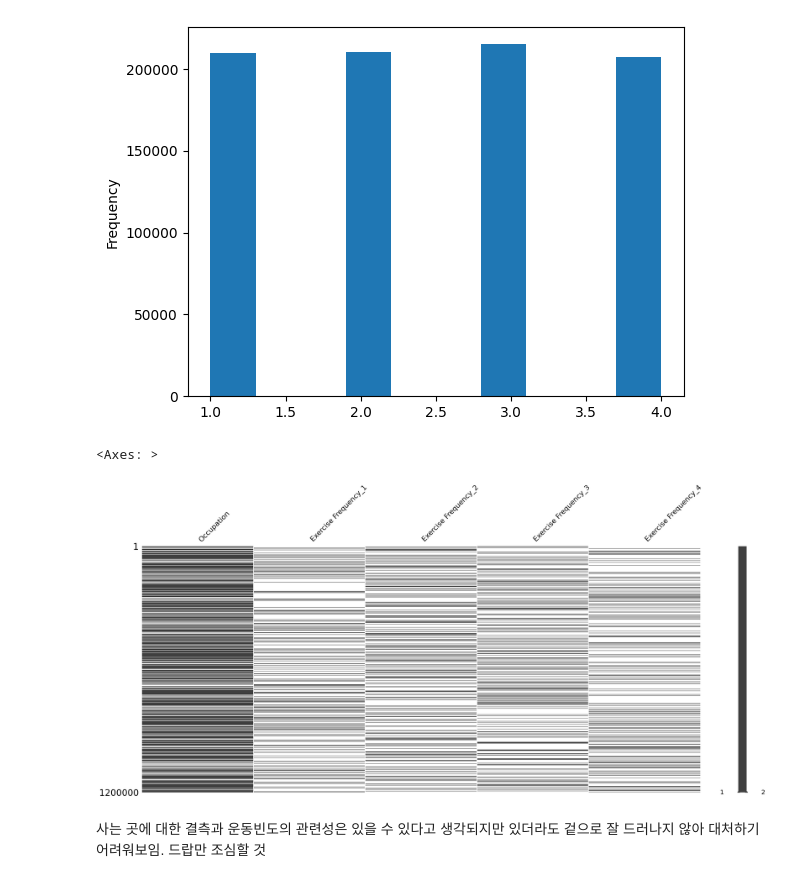
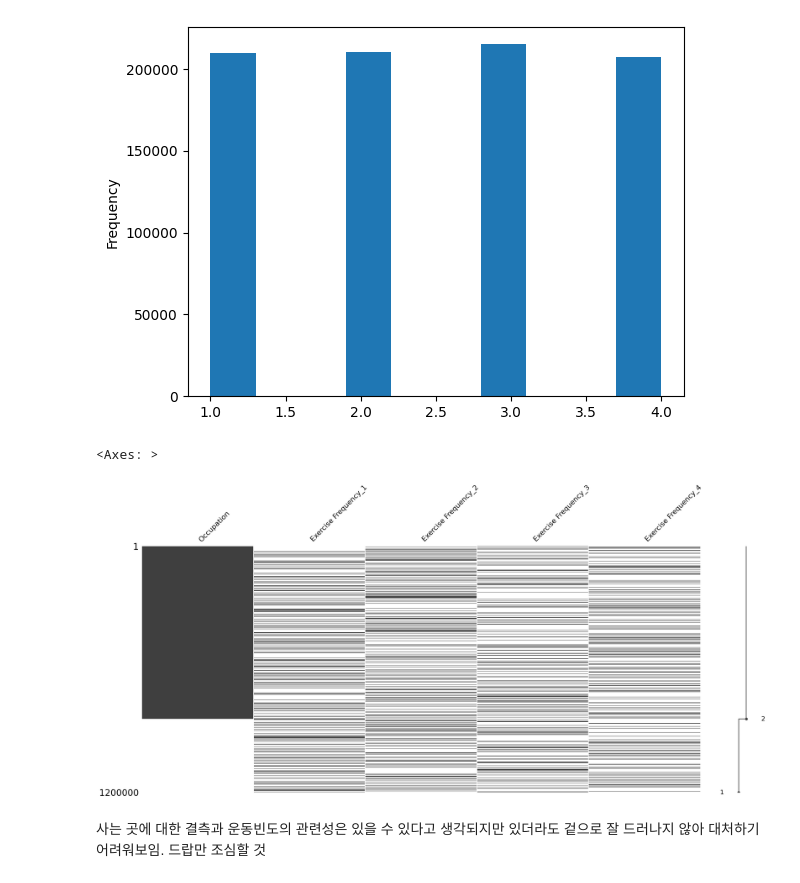
Before and after one commit to snaiws/kaggle, a Jupyter notebook: src/projects/Regression_with_an_Insurance_Dataset/EDA2.ipynb, the cells around one changed output. Cells and saved outputs as stored; diff of their text form; code cells hidden in the pictures.

```diff
--- a/src/projects/Regression_with_an_Insurance_Dataset/EDA2.ipynb
+++ b/src/projects/Regression_with_an_Insurance_Dataset/EDA2.ipynb
@@ -1019,10 +1011,10 @@ catmv[catmv["Occupation_mv"] == 0]["Exercise Frequency"].plot(kind="hist")
 <Axes: ylabel='Frequency'>
 [figure]
 # %%
-msno.matrix(pd.get_dummies(train_p1[["Occupation", "Exercise Frequency"]], columns = ["Exercise Frequency"]).replace(False, np.nan))
+msno.matrix(pd.get_dummies(train_p1[["Occupation", "Exercise Frequency"]], columns = ["Exercise Frequency"]).replace(False, np.nan).sort_values(by="Occupation"))
 # %% [output]
 <Axes: >
-[figure, old version]
+[figure, new version]
 # %% [markdown]
 사는 곳에 대한 결측과 운동빈도의 관련성은 있을 수 있다고 생각되지만 있더라도 겉으로 잘 드러나지 않아 대처하기 어려워보임. 드랍만 조심할 것
 # %%
```
Also changed, not shown: parts of 34 cells of this notebook, 9 other files.
